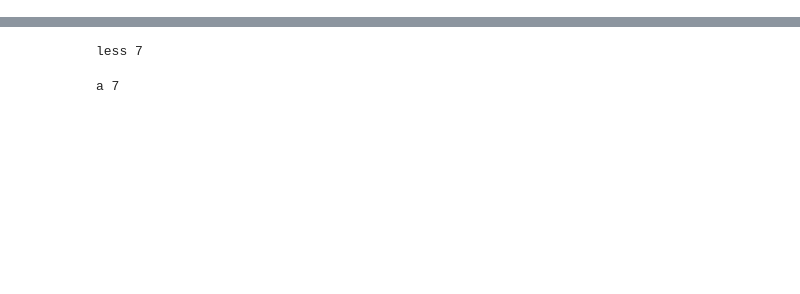
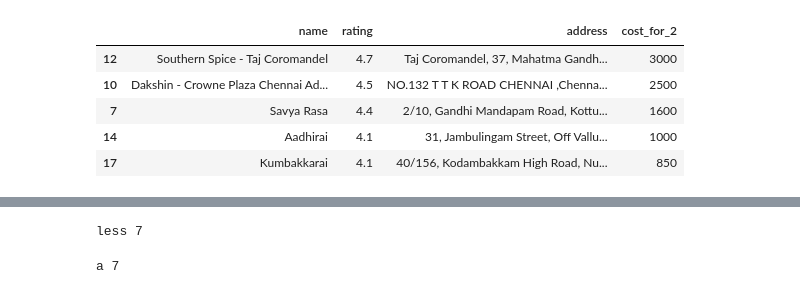
Before and after one commit to n-sundar/Foodie-Chatbot, a Jupyter notebook: zomato.ipynb, the cells around one changed output, grey strips where cells are left out. Cells and saved outputs as stored; diff of their text form; code cells hidden in the pictures; blank space fills up the shorter version.

```diff
--- a/zomato.ipynb
+++ b/zomato.ipynb
@@ -88,0 +130,9 @@ df1
+# %%
+res_frame.loc[(res_frame.cost_for_2 > 700)][:10]
+# %% [output]
+|  | name | rating | address | cost_for_2 |
+| 12 | Southern Spice - Taj Coromandel | 4.7 | Taj Coromandel, 37, Mahatma Gandh... | 3000 |
+| 10 | Dakshin - Crowne Plaza Chennai Ad... | 4.5 | NO.132 T T K ROAD CHENNAI ,Chenna... | 2500 |
+| 7 | Savya Rasa | 4.4 | 2/10, Gandhi Mandapam Road, Kottu... | 1600 |
+| 14 | Aadhirai | 4.1 | 31, Jambulingam Street, Off Vallu... | 1000 |
+| 17 | Kumbakkarai | 4.1 | 40/156, Kodambakkam High Road, Nu... | 850 |
```
Also changed, not shown: parts of 25 cells of this notebook, 16 other files.
